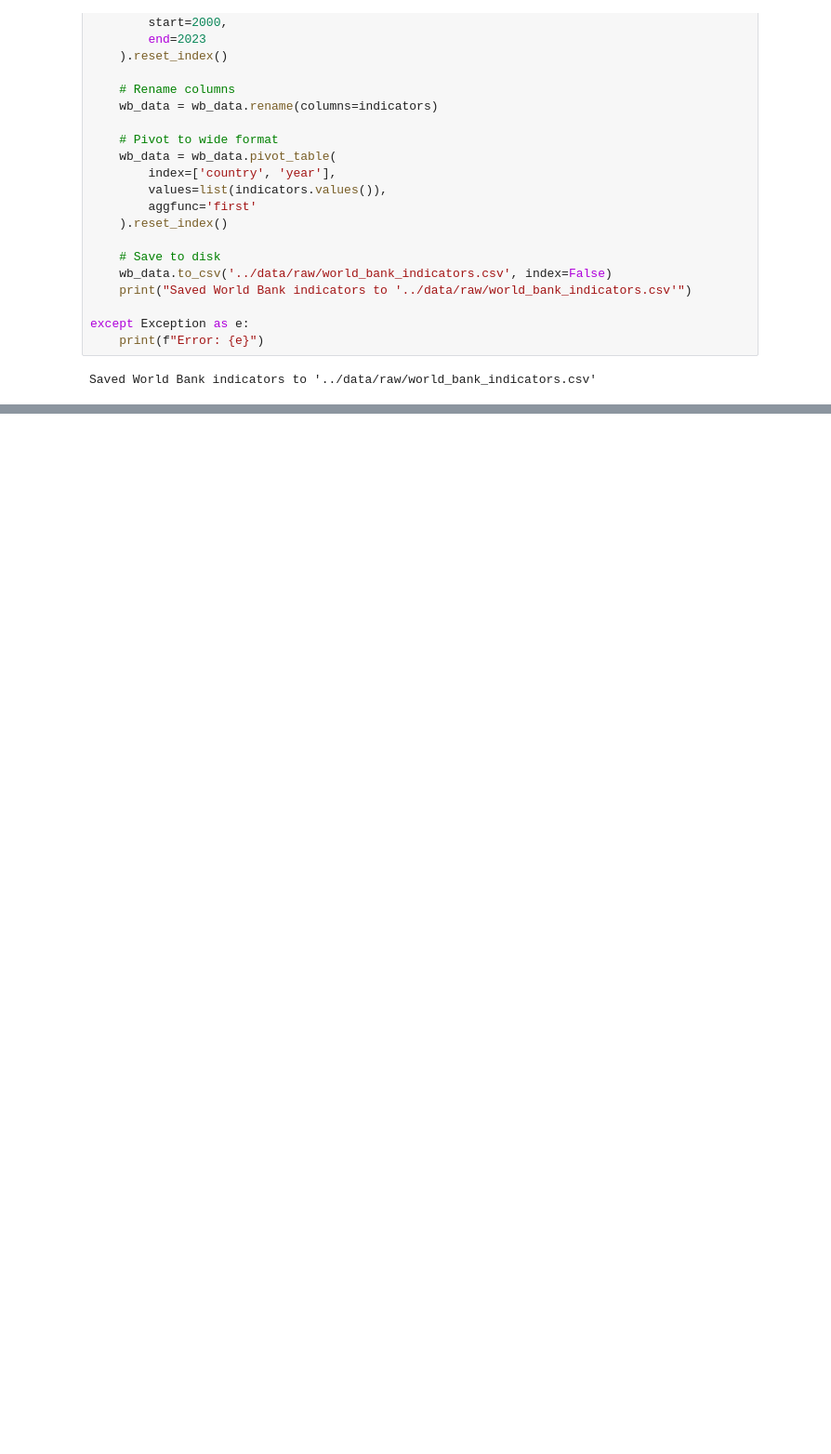
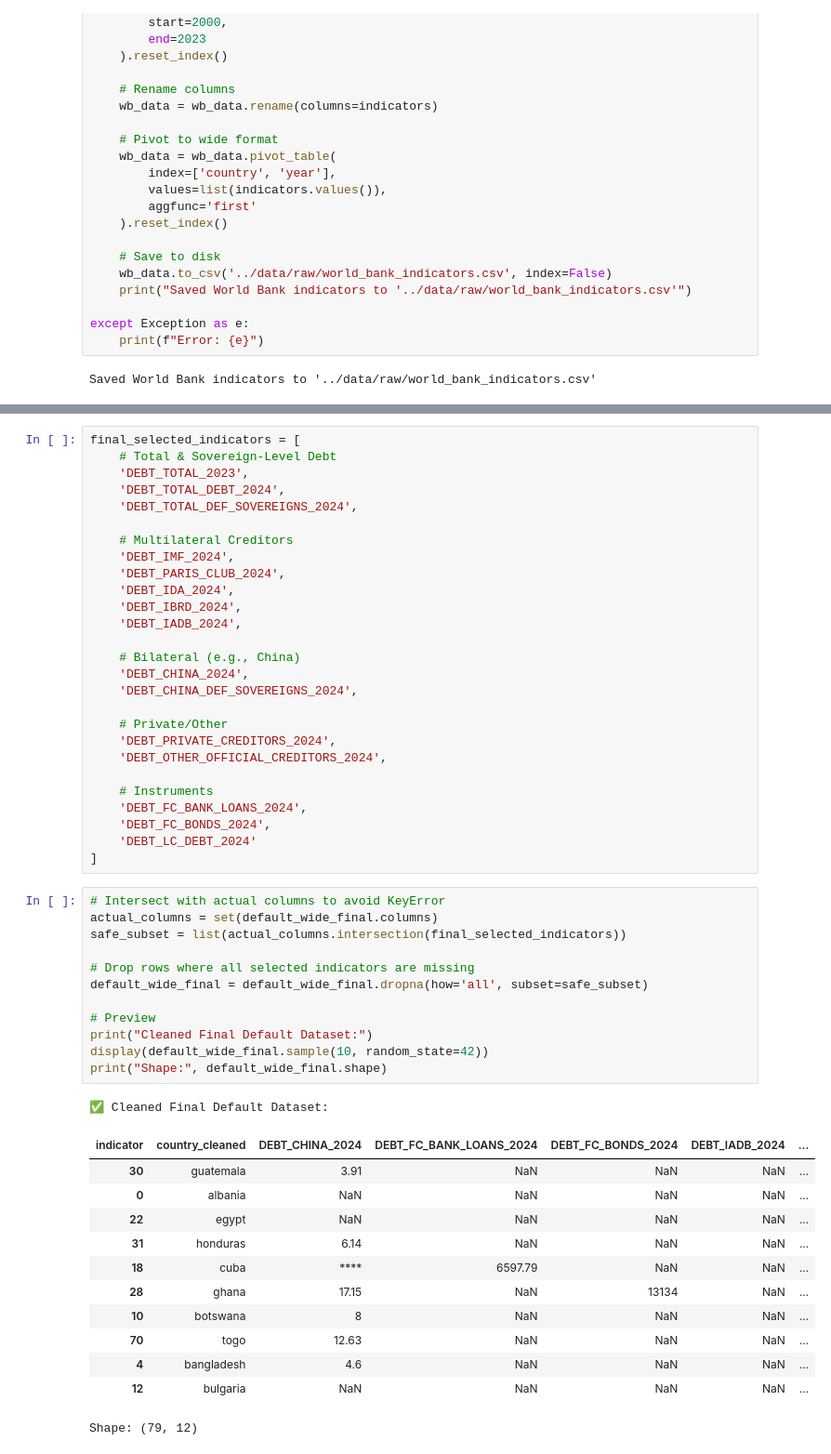
Before and after one commit to dk546/sovereign-credit-rating-prediction, a Jupyter notebook: notebooks/01_eda.ipynb, the cells around one changed output, grey strips where cells are left out. Shown at 93% size. Cells and saved outputs as stored; diff of their text form; blank space fills up the shorter version.

```diff
--- a/notebooks/01_eda.ipynb
+++ b/notebooks/01_eda.ipynb
@@ -273,0 +354,53 @@ pd.read_excel(defaults_path, sheet_name="Data_2024.csv", nrows=10)
+# %%
+final_selected_indicators = [
+    # Total & Sovereign-Level Debt
+    'DEBT_TOTAL_2023',
+    'DEBT_TOTAL_DEBT_2024',
+    'DEBT_TOTAL_DEF_SOVEREIGNS_2024',
+
+    # Multilateral Creditors
+    'DEBT_IMF_2024',
+    'DEBT_PARIS_CLUB_2024',
+    'DEBT_IDA_2024',
+    'DEBT_IBRD_2024',
+    'DEBT_IADB_2024',
+
+    # Bilateral (e.g., China)
+    'DEBT_CHINA_2024',
+    'DEBT_CHINA_DEF_SOVEREIGNS_2024',
+
+    # Private/Other
+    'DEBT_PRIVATE_CREDITORS_2024',
+    'DEBT_OTHER_OFFICIAL_CREDITORS_2024',
+
+    # Instruments
+    'DEBT_FC_BANK_LOANS_2024',
+    'DEBT_FC_BONDS_2024',
+    'DEBT_LC_DEBT_2024'
+]
+# %%
+# Intersect with actual columns to avoid KeyError
+actual_columns = set(default_wide_final.columns)
+safe_subset = list(actual_columns.intersection(final_selected_indicators))
+
+# Drop rows where all selected indicators are missing
+default_wide_final = default_wide_final.dropna(how='all', subset=safe_subset)
+
+# Preview
+print("Cleaned Final Default Dataset:")
+display(default_wide_final.sample(10, random_state=42))
+print("Shape:", default_wide_final.shape)
+# %% [output]
+✅ Cleaned Final Default Dataset:
+| indicator | country_cleaned | DEBT_CHINA_2024 | DEBT_FC_BANK_LOANS_2024 | DEBT_FC_BONDS_2024 | DEBT_IADB_2024 | ... |
+| 30 | guatemala | 3.91 | NaN | NaN | NaN | ... |
+| 0 | albania | NaN | NaN | NaN | NaN | ... |
+| 22 | egypt | NaN | NaN | NaN | NaN | ... |
+| 31 | honduras | 6.14 | NaN | NaN | NaN | ... |
+| 18 | cuba | **** | 6597.79 | NaN | NaN | ... |
+| 28 | ghana | 17.15 | NaN | 13134 | NaN | ... |
+| 10 | botswana | 8 | NaN | NaN | NaN | ... |
+| 70 | togo | 12.63 | NaN | NaN | NaN | ... |
+| 4 | bangladesh | 4.6 | NaN | NaN | NaN | ... |
+| 12 | bulgaria | NaN | NaN | NaN | NaN | ... |
+Shape: (79, 12)
```
Also changed, not shown: parts of 28 cells of this notebook, 1 other file.
